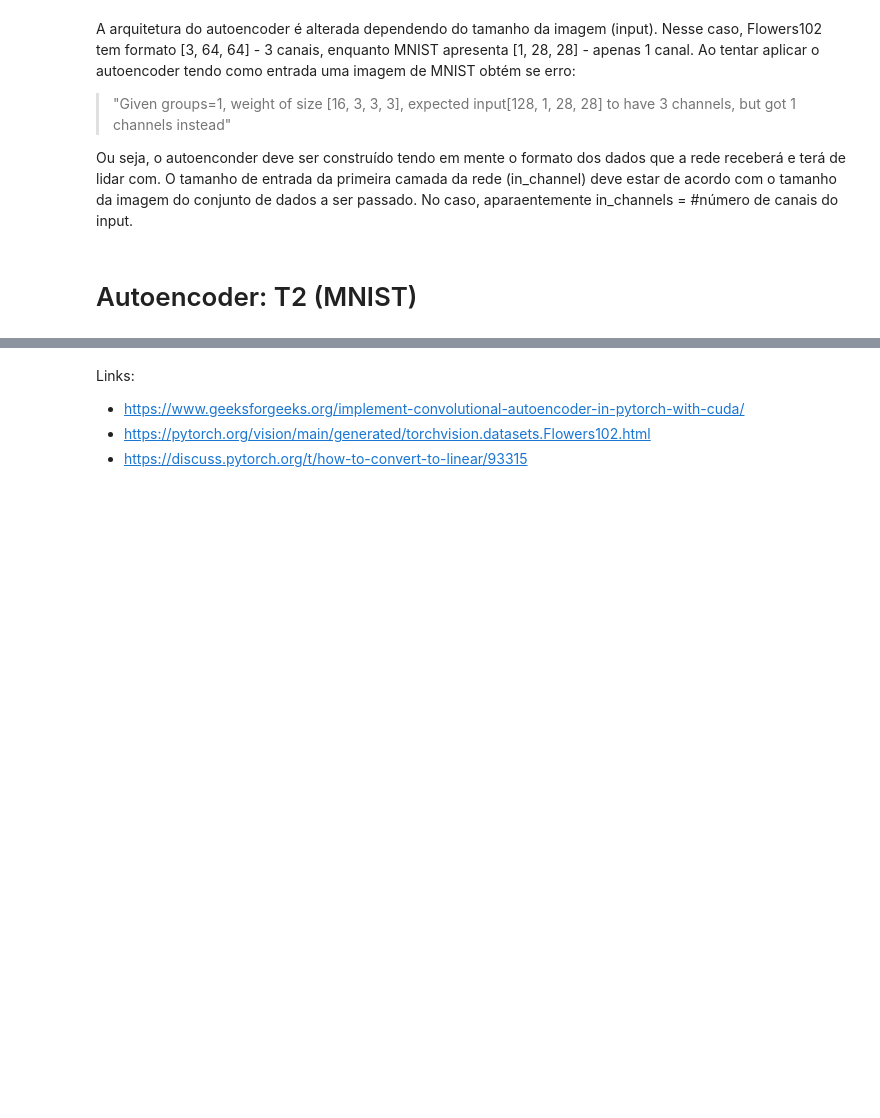
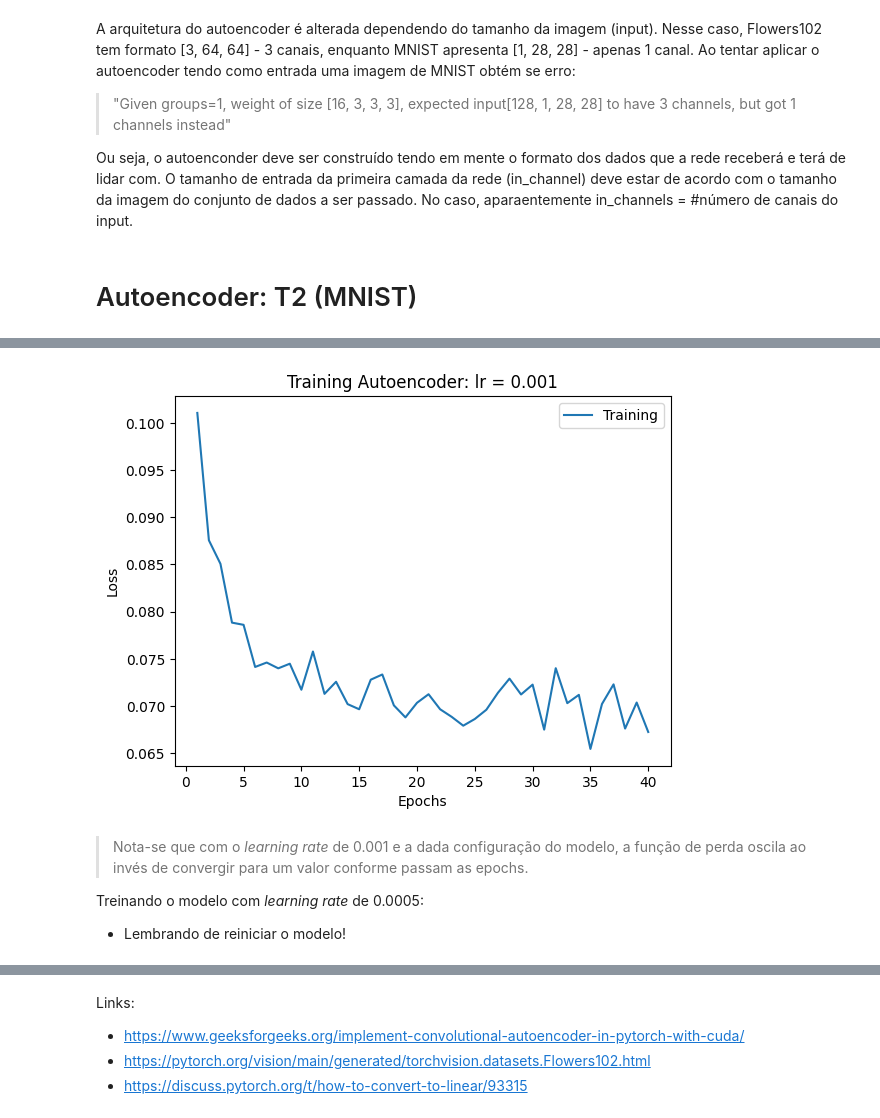
Before and after one commit to amanda-araujo/redes-neurais-aprendizado-profundo, a Jupyter notebook: Autoencoder.ipynb, the cells around one changed output, grey strips where cells are left out. Drawn from its saved outputs; the diff is of its cells as text; code cells hidden in the pictures; blank space fills up the shorter version.

```diff
--- a/Autoencoder.ipynb
+++ b/Autoencoder.ipynb
@@ -334,0 +339,38 @@ Autoencoder(
+# %%
+# Define the loss function and optimizer
+criterion = nn.BCELoss()
+optimizer = optim.Adam(model.parameters(), lr=0.001)
+
+# Train the autoencoder
+num_epochs = 40
+
+ep = []
+l = []
+
+'''MNIST: 6m22s-7m38s'''
+print("MNIST")
+for epoch in range(num_epochs):
+    for data in train_loader:
+        img, _ = data
+        img = img.to(device)
+        optimizer.zero_grad()
+        output = model(img)
+        loss = criterion(output, img)
+        loss.backward()
+        optimizer.step()
+    # save data (after the epoch is complete - last batch registered)
+    ep.append(epoch+1)
+    l.append(loss.item())
+    if epoch % 5== 0:
+        print('Epoch [{}/{}], Loss: {:.4f}'.format(epoch+1, num_epochs, loss.item()))
+
+# Remember that we can see how the loss are changing along the epochs
+import matplotlib.pyplot as plt
+
+plt.plot(ep, l)
+plt.xlabel('Epochs')
+plt.ylabel('Loss')
+plt.title('Training Autoencoder: lr = 0.001')
+plt.legend(['Training'])
+plt.show()
+# %% [output]
@@ -335 +386,7 @@ Autoencoder(
+[figure, added]
+# %% [markdown]
+> Nota-se que com o *learning rate* de 0.001 e a dada configuração do modelo, a função de perda oscila ao invés de convergir para um valor conforme passam as epochs.
+
+Treinando o modelo com *learning rate* de 0.0005:
+* Lembrando de reiniciar o modelo!
 # %%
```
Also changed, not shown: parts of 23 cells of this notebook.
